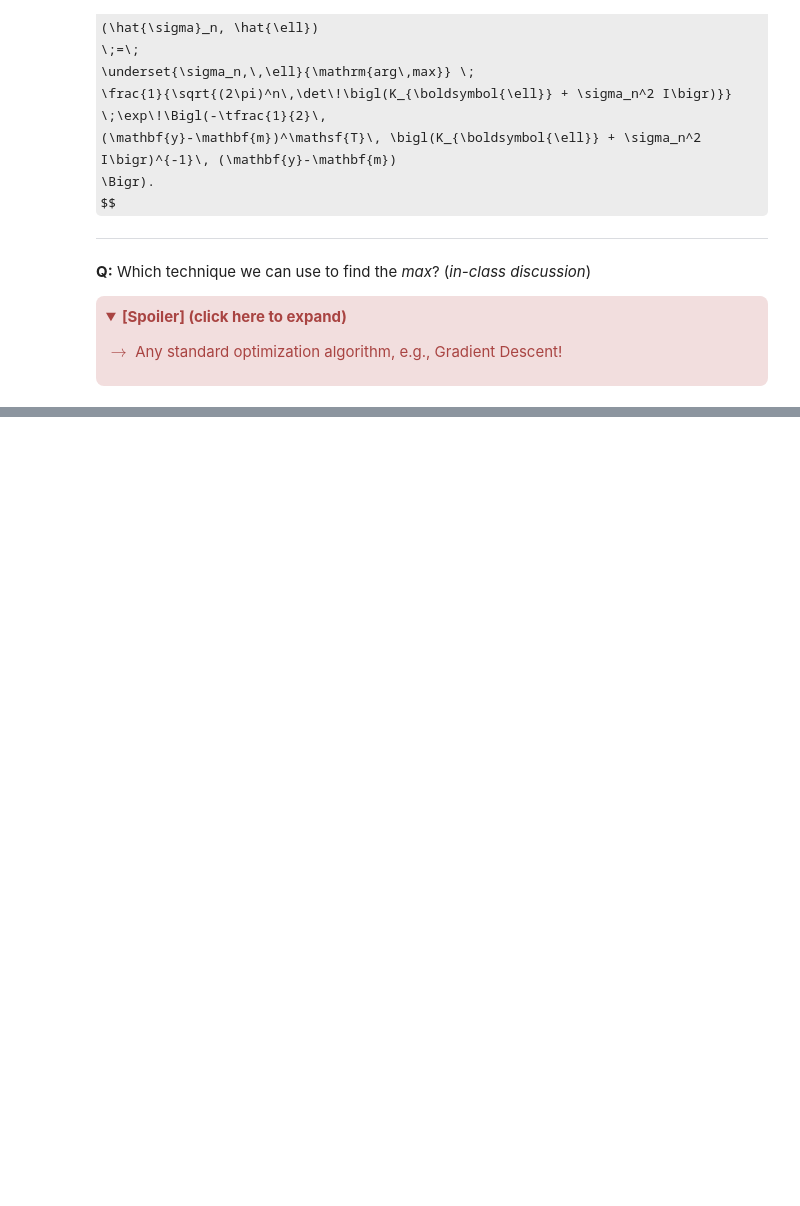
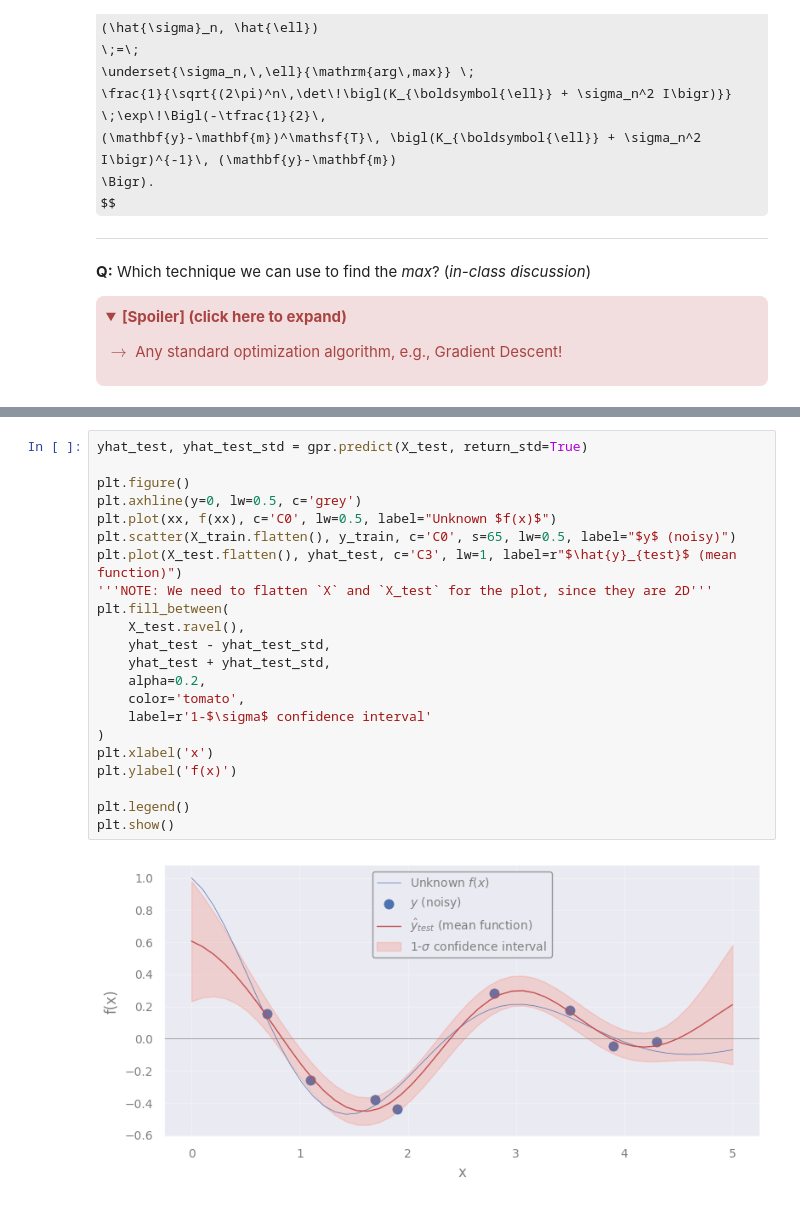
Before and after one commit to AstroStat-Academy/astrostat-school-7, a Jupyter notebook: Gaussian_Processes/Gaussian_Processes_answerkey.ipynb, the cells around one changed output, grey strips where cells are left out. Cells and saved outputs as stored; diff of their text form; folded sections open; some formulas as TeX source; blank space fills up the shorter version.

```diff
--- a/Gaussian_Processes/Gaussian_Processes_answerkey.ipynb
+++ b/Gaussian_Processes/Gaussian_Processes_answerkey.ipynb
@@ -583,0 +709,24 @@ $\rightarrow$ Any standard optimization algorithm, e.g., Gradient Descent!
+# %%
+yhat_test, yhat_test_std = gpr.predict(X_test, return_std=True)
+
+plt.figure()
+plt.axhline(y=0, lw=0.5, c='grey')
+plt.plot(xx, f(xx), c='C0', lw=0.5, label="Unknown $f(x)$")
+plt.scatter(X_train.flatten(), y_train, c='C0', s=65, lw=0.5, label="$y$ (noisy)")
+plt.plot(X_test.flatten(), yhat_test, c='C3', lw=1, label=r"$\hat{y}_{test}$ (mean function)")
+'''NOTE: We need to flatten `X` and `X_test` for the plot, since they are 2D'''
+plt.fill_between(
+    X_test.ravel(),
+    yhat_test - yhat_test_std,
+    yhat_test + yhat_test_std,
+    alpha=0.2,
+    color='tomato',
+    label=r'1-$\sigma$ confidence interval'
+)
+plt.xlabel('x')
+plt.ylabel('f(x)')
+
+plt.legend()
+plt.show()
+# %% [output]
+[figure, added]
```
Also changed, not shown: parts of 10 cells of this notebook.
